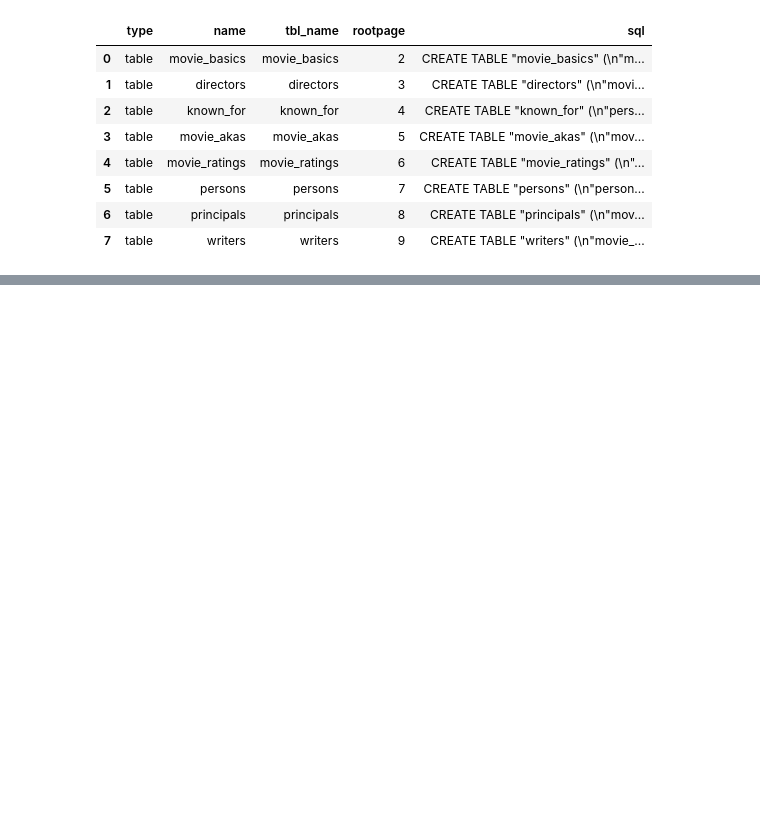
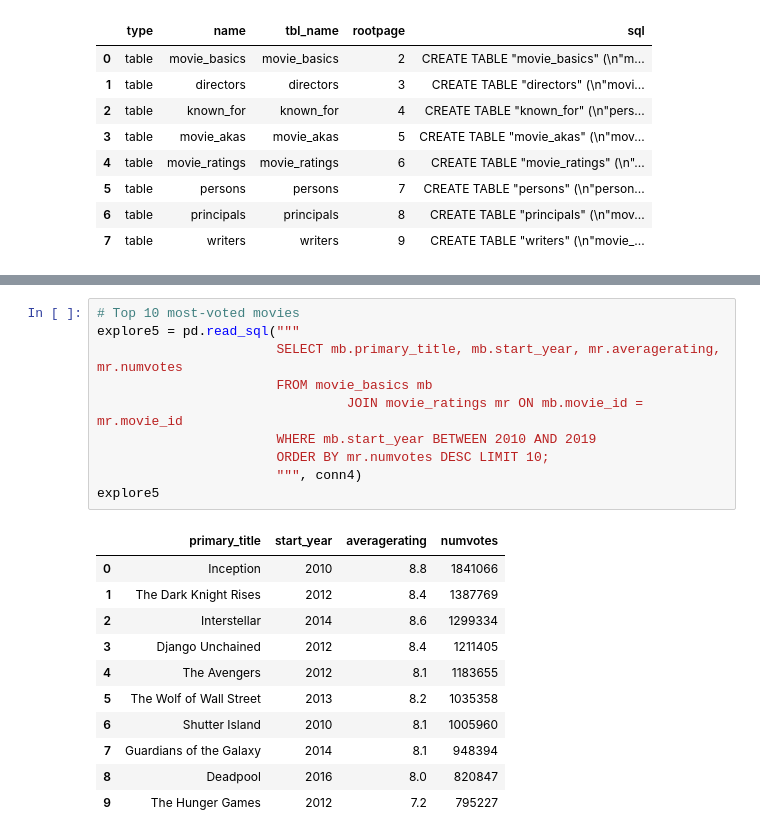
Before and after one commit to NadaFeteiha/dsc-sql-summative-lab, a Jupyter notebook: SQLSummativeLab.ipynb, the cells around one changed output, grey strips where cells are left out. Drawn from its saved outputs; the diff is of its cells as text; blank space fills up the shorter version.

```diff
--- a/SQLSummativeLab.ipynb
+++ b/SQLSummativeLab.ipynb
@@ -529,0 +915,22 @@ None
+# %%
+# Top 10 most-voted movies
+explore5 = pd.read_sql("""
+                       SELECT mb.primary_title, mb.start_year, mr.averagerating, mr.numvotes
+                       FROM movie_basics mb
+                                JOIN movie_ratings mr ON mb.movie_id = mr.movie_id
+                       WHERE mb.start_year BETWEEN 2010 AND 2019
+                       ORDER BY mr.numvotes DESC LIMIT 10;
+                       """, conn4)
+explore5
+# %% [output]
+|  | primary_title | start_year | averagerating | numvotes |
+| 0 | Inception | 2010 | 8.8 | 1841066 |
+| 1 | The Dark Knight Rises | 2012 | 8.4 | 1387769 |
+| 2 | Interstellar | 2014 | 8.6 | 1299334 |
+| 3 | Django Unchained | 2012 | 8.4 | 1211405 |
+| 4 | The Avengers | 2012 | 8.1 | 1183655 |
+| 5 | The Wolf of Wall Street | 2013 | 8.2 | 1035358 |
+| 6 | Shutter Island | 2010 | 8.1 | 1005960 |
+| 7 | Guardians of the Galaxy | 2014 | 8.1 | 948394 |
+| 8 | Deadpool | 2016 | 8.0 | 820847 |
+| 9 | The Hunger Games | 2012 | 7.2 | 795227 |
```
Also changed, not shown: parts of 15 cells of this notebook.
